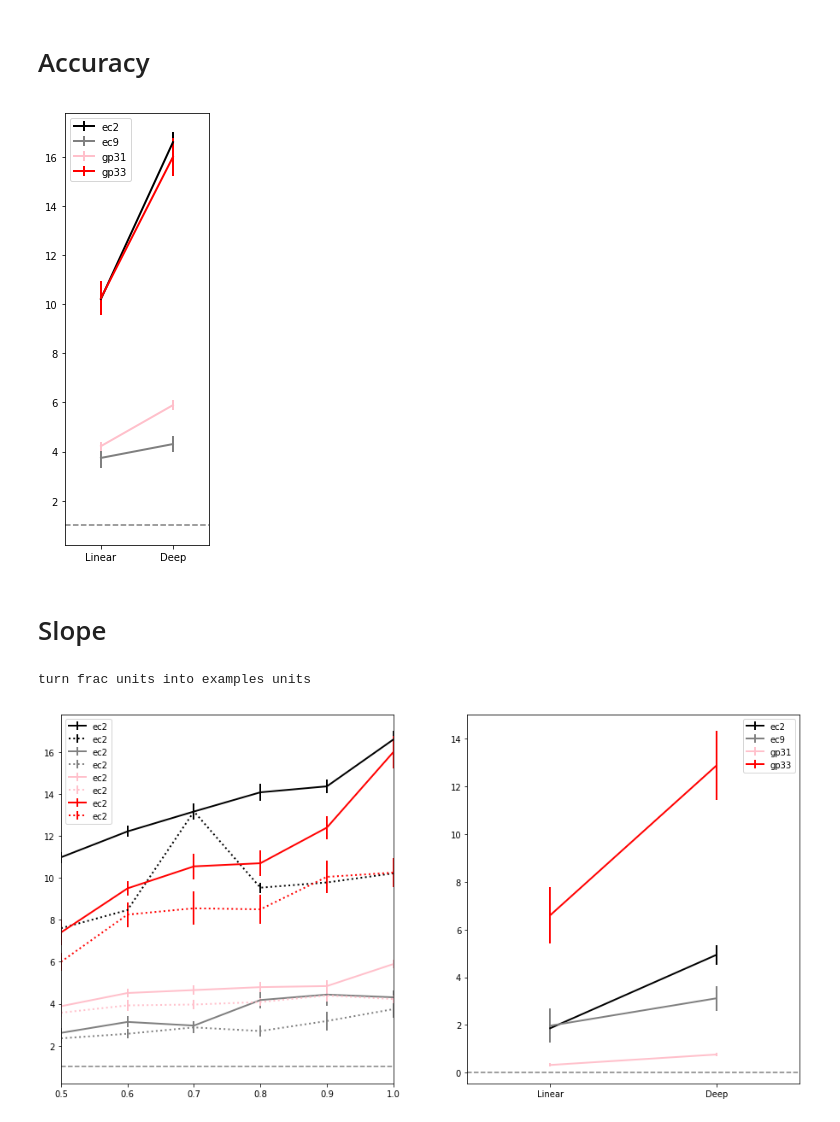
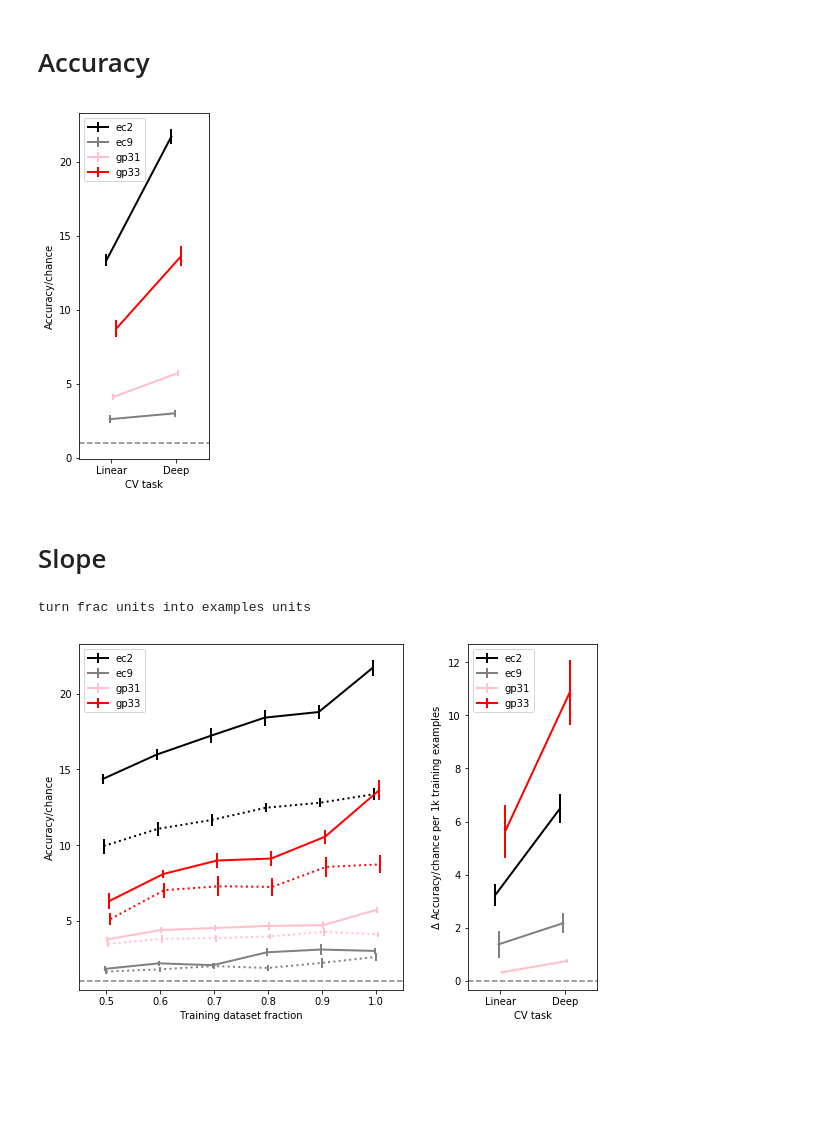
Before and after one commit to BouchardLab/cv_paper_plots, a Jupyter notebook: accuracy_slope/accuracy_slope.ipynb, the cells around one changed output. Cells and saved outputs as stored; diff of their text form; code cells hidden in the pictures; blank space fills up the shorter version.

Commit message:
more plot work

```diff
--- a/accuracy_slope/accuracy_slope.ipynb
+++ b/accuracy_slope/accuracy_slope.ipynb
@@ -17,7 +14,11 @@ chance = [0.0230768918991,
 ds_sizes = [2052, 1247, 4173, 1152]
 # %%
 with open(os.path.join(os.environ['HOME'], 'plots/model/data/frac_results.pkl'), 'rb') as f:
-    deep_std, deep_all, linear_std, linear_all = pickle.load(f, encoding='latin1')
+    deep_all, linear_all, _ = pickle.load(f, encoding='latin1')
+
+d = np.load(os.path.join(os.environ['HOME'], 'plots/ds/data/dataset_chance.npz'))
+chance = d['chance_data']
+training_size = d['training_size']
 # %%
 fracs = sorted(deep_all.keys())
 # %% [markdown]
@@ -25,22 +26,24 @@ fracs = sorted(deep_all.keys())
 # %%
 reload(accuracy)
 plt.close()
-f = plt.figure(figsize=(2, 6))
+f = plt.figure(figsize=(3, 6))
 
-ax_cv = f.add_axes([0, 0, 1, 1])
-accuracy.plot_cv_accuracy(deep_all, linear_all, chance, subjects, fracs[-1], colors, ax_cv)
+ax_cv = f.add_axes([.2, .1, .6, .8])
+accuracy.plot_cv_accuracy(deep_all, linear_all, chance[0], subjects, fracs[-1], colors, ax_cv)
+plt.savefig(os.path.join(os.environ['HOME'], 'Downloads/cv_accuracy.pdf'))
 # %% [output]
-[figure, old version]
+[figure, new version]
 # %% [markdown]
 # Slope
 # %%
 reload(slope)
 plt.close()
-f = plt.figure(figsize=(12, 6))
+f = plt.figure(figsize=(9, 6))
 
-ax_ec2 = f.add_axes([0, 0, .45, 1])
-ax_slopes = f.add_axes([.55, 0, .45, 1])
-slope.plot_cv_slope(deep_all, linear_all, chance, ds_sizes, subjects, fracs, colors, (ax_ec2, ax_slopes))
+ax_ec2 = f.add_axes([.1, .1, .5, .8])
+ax_slopes = f.add_axes([.70, .1, .2, .8])
+slope.plot_cv_slope(deep_all, linear_all, chance[0], training_size, subjects, fracs, colors, (ax_ec2, ax_slopes))
+plt.savefig(os.path.join(os.environ['HOME'], 'Downloads/slope.pdf'))
 # %% [output]
 turn frac units into examples units
-[figure, old version]
+[figure, new version]
```
Also changed, not shown: parts of 1 cell of this notebook, 4 other files.
